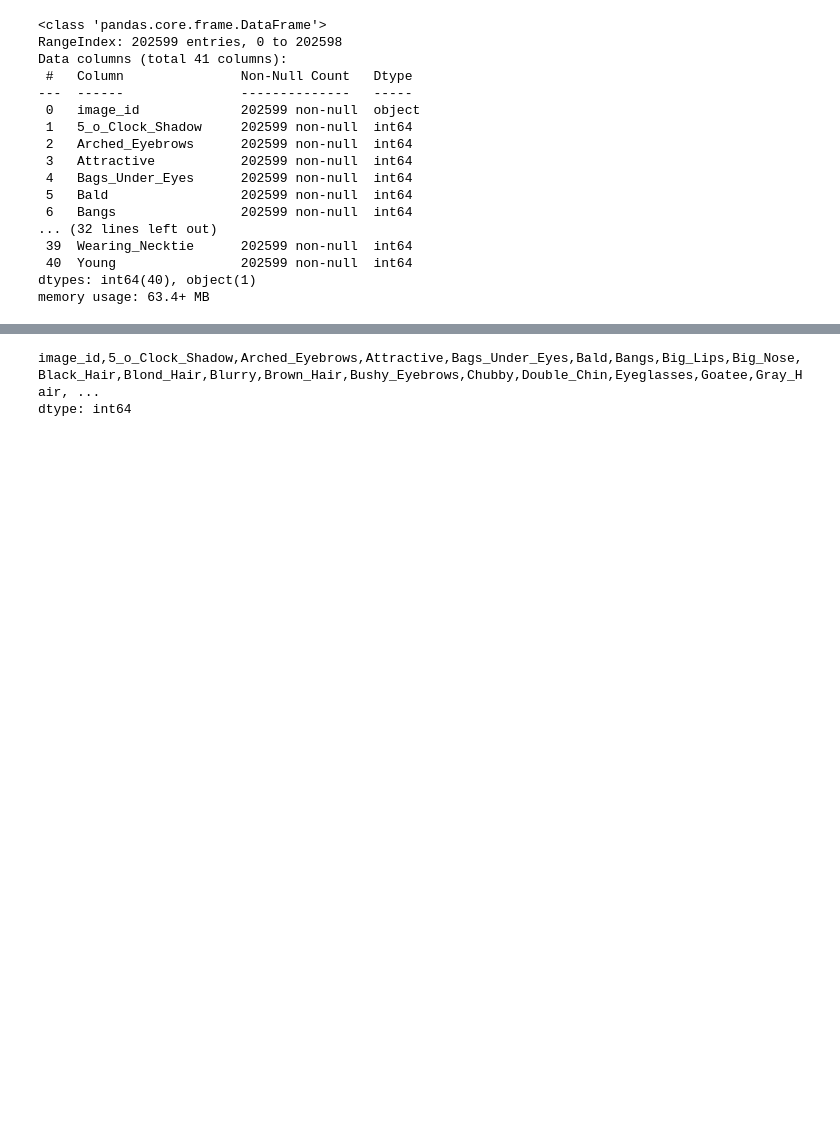
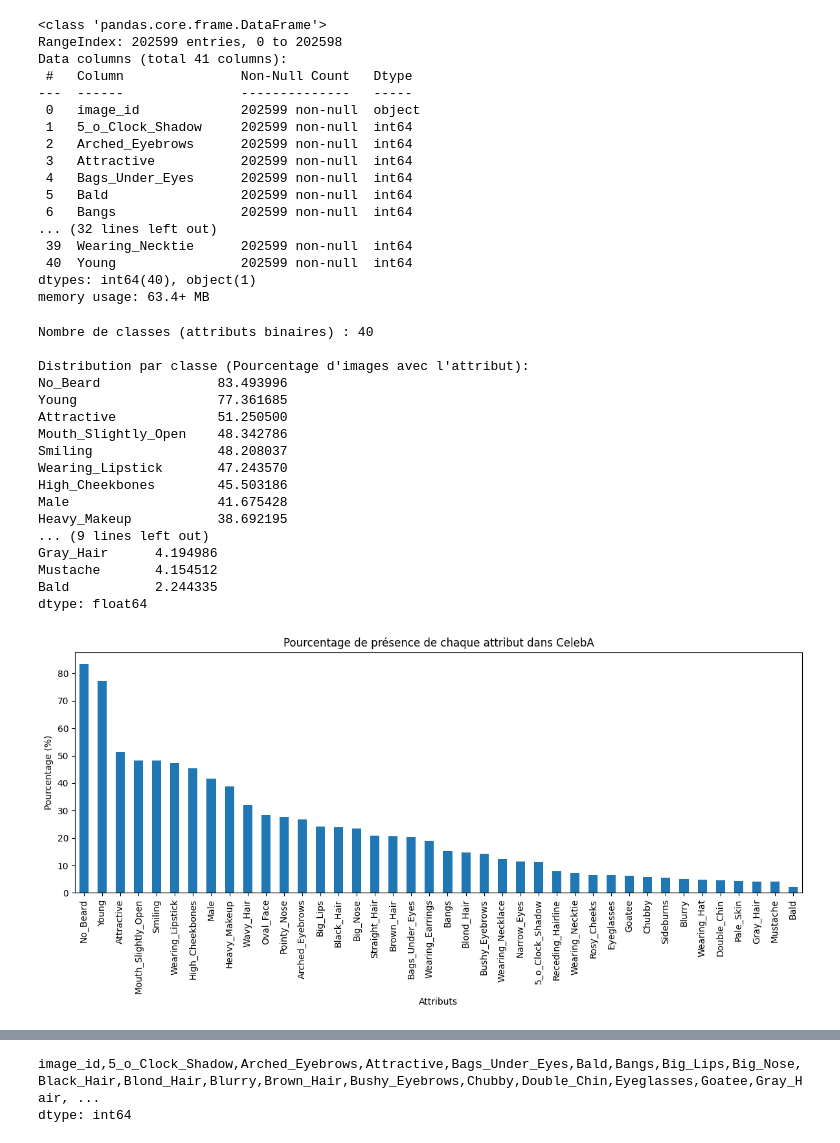
Before and after one commit to hughdmr/REXIA, a Jupyter notebook: CelebA_DHARDEMARE_PETIT_VAUTERIN.ipynb, the cells around one changed output, grey strips where cells are left out. Saved outputs shown, nothing was run; the diff lists cells and outputs as text; code cells hidden in the pictures; blank space fills up the shorter version.

```diff
--- a/CelebA_DHARDEMARE_PETIT_VAUTERIN.ipynb
+++ b/CelebA_DHARDEMARE_PETIT_VAUTERIN.ipynb
@@ -44,3 +44,42 @@ Data columns (total 41 columns):
  40  Young                202599 non-null  int64
 dtypes: int64(40), object(1)
 memory usage: 63.4+ MB
+# %%
+attributs = [col for col in df.columns if col.endswith('.jpg') is False and col != 'image_id']
+num_classes = len(num_cols)
+print(f"Nombre de classes (attributs binaires) : {num_classes}")
+
+# Distribution des classes
+distribution = df[num_cols].apply(lambda x: (x == 1).mean() * 100)
+distribution = distribution.sort_values(ascending=False)
+
+print("\nDistribution par classe (Pourcentage d'images avec l'attribut):")
+print(distribution.head(10))
+print(distribution.tail(10))
+
+plt.figure(figsize=(12, 6))
+distribution.plot(kind='bar')
+plt.title("Pourcentage de présence de chaque attribut dans CelebA")
+plt.ylabel("Pourcentage (%)")
+plt.xlabel("Attributs")
+plt.tight_layout()
+plt.show()
+# %% [output]
+Nombre de classes (attributs binaires) : 40
+
+Distribution par classe (Pourcentage d'images avec l'attribut):
+No_Beard               83.493996
+Young                  77.361685
+Attractive             51.250500
+Mouth_Slightly_Open    48.342786
+Smiling                48.208037
+Wearing_Lipstick       47.243570
+High_Cheekbones        45.503186
+Male                   41.675428
+Heavy_Makeup           38.692195
+... (9 lines left out)
+Gray_Hair      4.194986
+Mustache       4.154512
+Bald           2.244335
+dtype: float64
+[figure, added]
```
Also changed, not shown: parts of 4 cells of this notebook.
